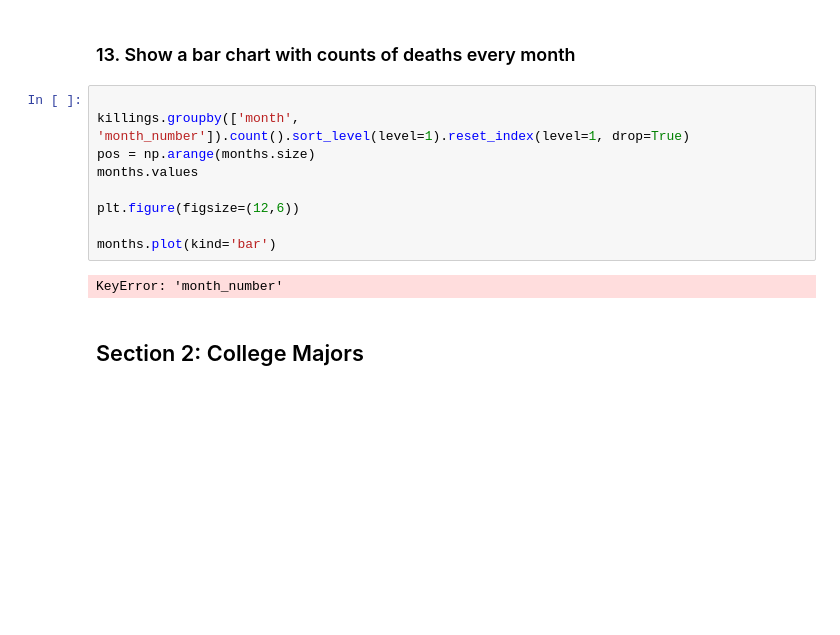
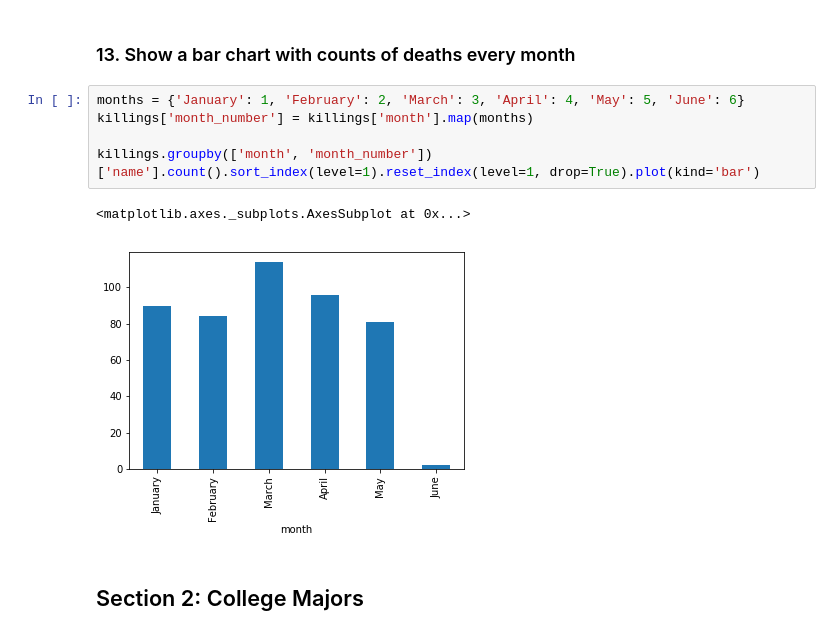
Before and after one commit to jshaunobryan/ga-ds-shauno, a Jupyter notebook: hw1.ipynb, the cells around one changed output. Saved outputs shown, nothing was run; the diff lists cells and outputs as text; blank space fills up the shorter version.

```diff
--- a/hw1.ipynb
+++ b/hw1.ipynb
@@ -200,16 +188,13 @@ Name: age, dtype: float64
 # %% [markdown]
 ### 13. Show a bar chart with counts of deaths every month
 # %%
+months = {'January': 1, 'February': 2, 'March': 3, 'April': 4, 'May': 5, 'June': 6}
+killings['month_number'] = killings['month'].map(months)
 
-killings.groupby(['month', 'month_number']).count().sort_level(level=1).reset_index(level=1, drop=True)
-pos = np.arange(months.size)
-months.values
-
-plt.figure(figsize=(12,6))
-
-months.plot(kind='bar')
+killings.groupby(['month', 'month_number'])['name'].count().sort_index(level=1).reset_index(level=1, drop=True).plot(kind='bar')
 # %% [output]
-KeyError: 'month_number'
+<matplotlib.axes._subplots.AxesSubplot at 0x...>
+[figure, added]
 # %% [markdown]
 ## Section 2: College Majors
 # %%
```
Also changed, not shown: parts of 23 cells of this notebook, 59 other files.
